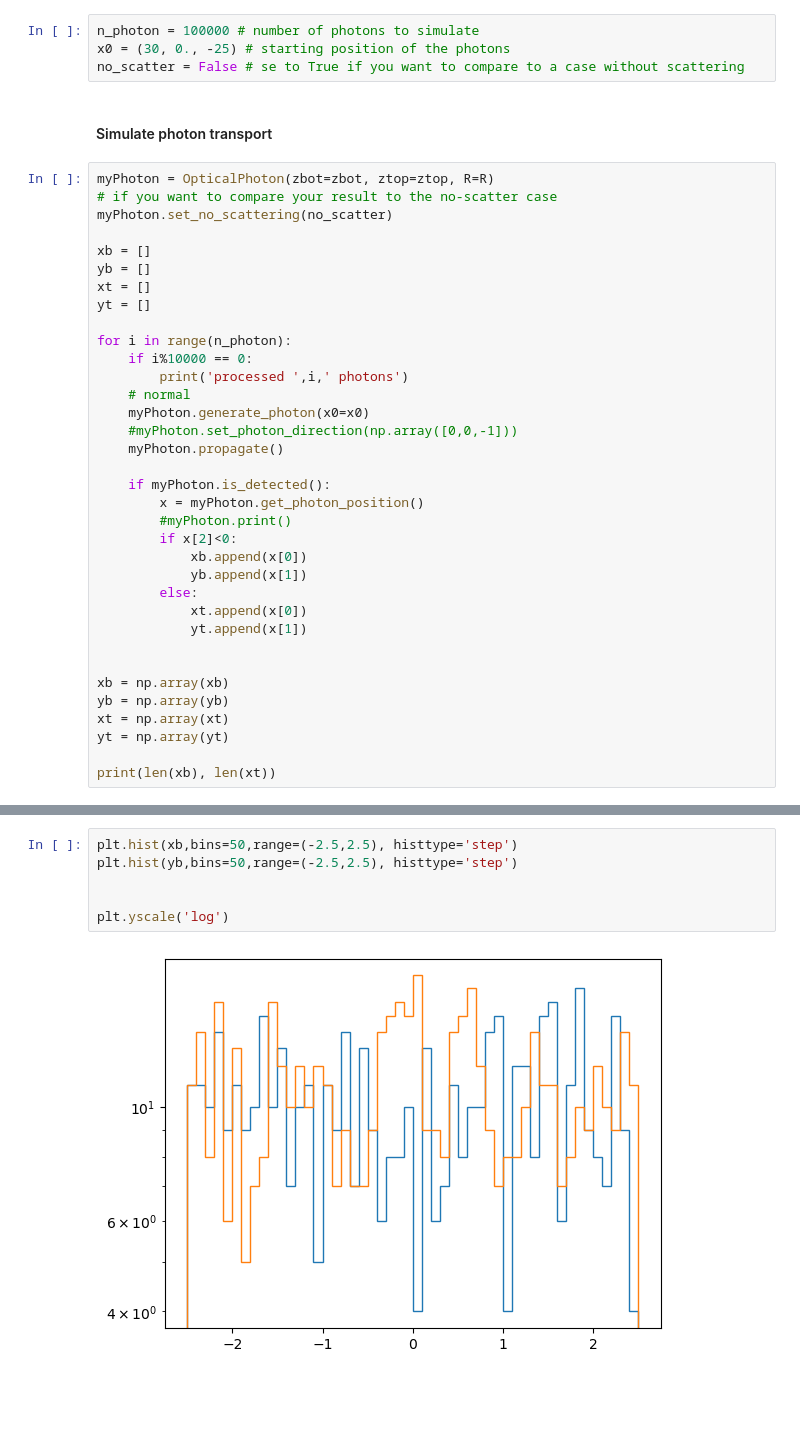
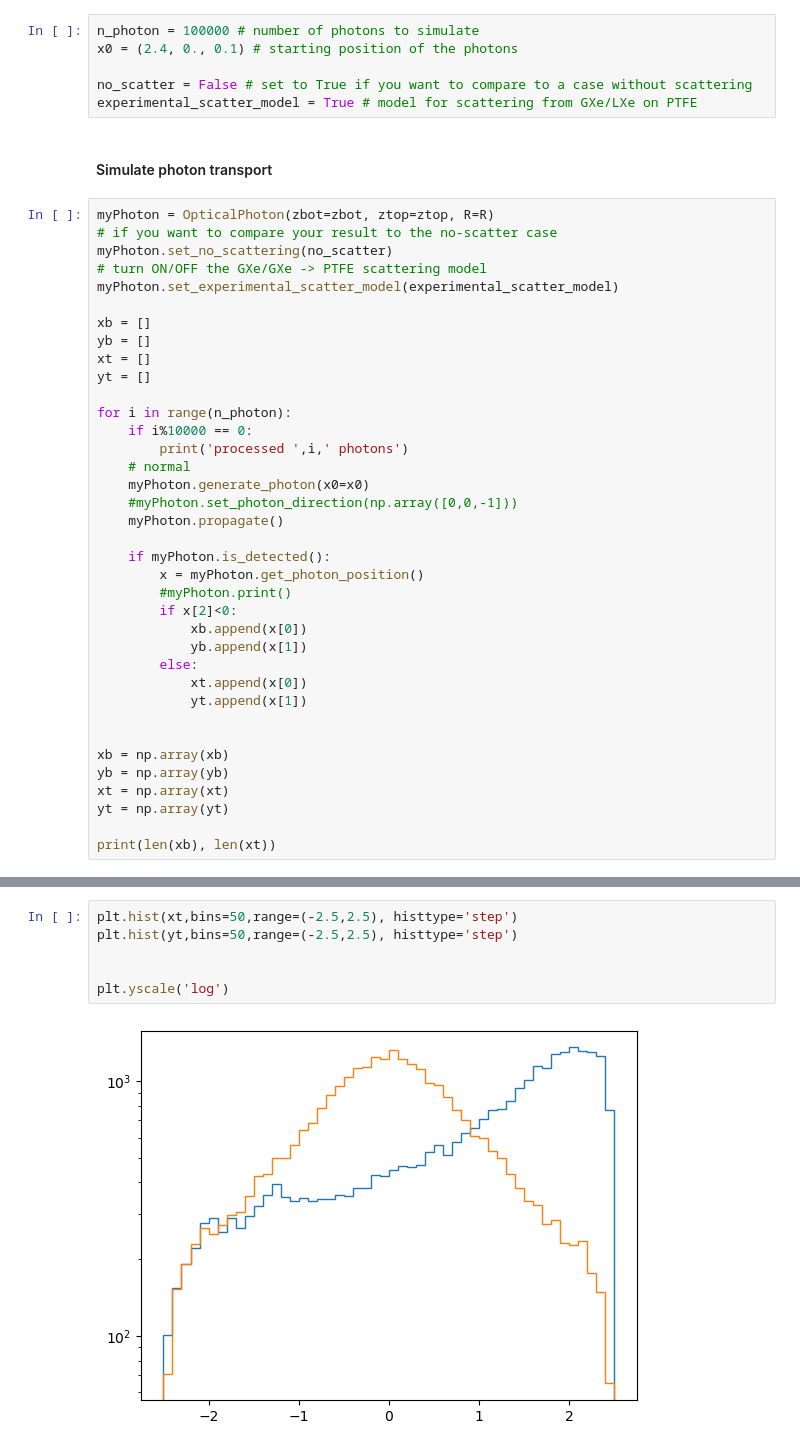
Before and after one commit to acolijn/OptoSim, a Jupyter notebook: notebook/PropagationVerification.ipynb, the cells around one changed output, grey strips where cells are left out. Saved outputs shown, nothing was run; the diff lists cells and outputs as text; blank space fills up the shorter version.

Commit message:
realistic PTFE scatter model

```diff
--- a/notebook/PropagationVerification.ipynb
+++ b/notebook/PropagationVerification.ipynb
@@ -16,14 +16,18 @@ R = 2.5 # radius of the TPC (cm)
 #### Setup the simulation parameters
 # %%
 n_photon = 100000 # number of photons to simulate
-x0 = (30, 0., -25) # starting position of the photons
-no_scatter = False # se to True if you want to compare to a case without scattering
+x0 = (2.4, 0., 0.1) # starting position of the photons
+
+no_scatter = False # set to True if you want to compare to a case without scattering
+experimental_scatter_model = True # model for scattering from GXe/LXe on PTFE
 # %% [markdown]
 #### Simulate photon transport
 # %%
 myPhoton = OpticalPhoton(zbot=zbot, ztop=ztop, R=R)
 # if you want to compare your result to the no-scatter case
 myPhoton.set_no_scattering(no_scatter)
+# turn ON/OFF the GXe/GXe -> PTFE scattering model
+myPhoton.set_experimental_scatter_model(experimental_scatter_model)
 
 xb = []
 yb = []
@@ -82,8 +86,8 @@ plt.colorbar()
 # %%
-plt.hist(xb,bins=50,range=(-2.5,2.5), histtype='step')
-plt.hist(yb,bins=50,range=(-2.5,2.5), histtype='step')
+plt.hist(xt,bins=50,range=(-2.5,2.5), histtype='step')
+plt.hist(yt,bins=50,range=(-2.5,2.5), histtype='step')
 
 
 plt.yscale('log')
 # %% [output]
-[figure, old version]
+[figure, new version]
```
Also changed, not shown: parts of 4 cells of this notebook, 8 other files.
